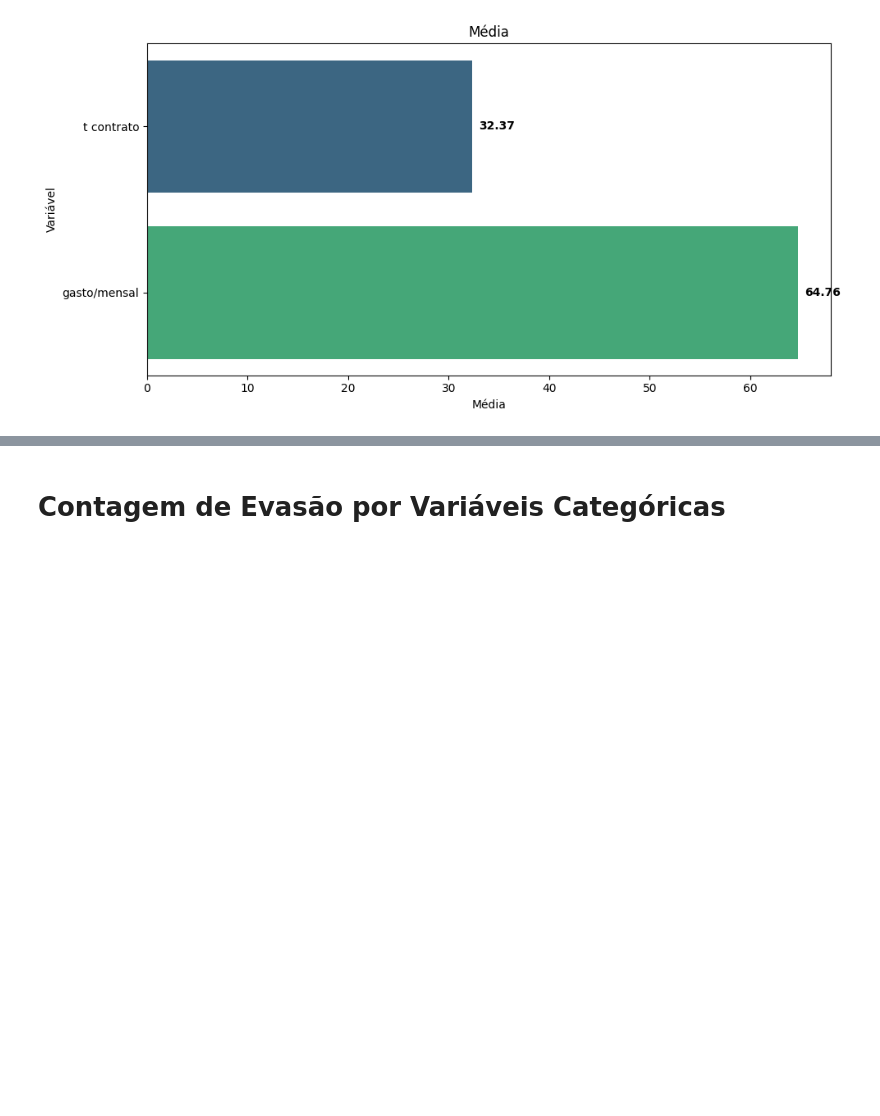
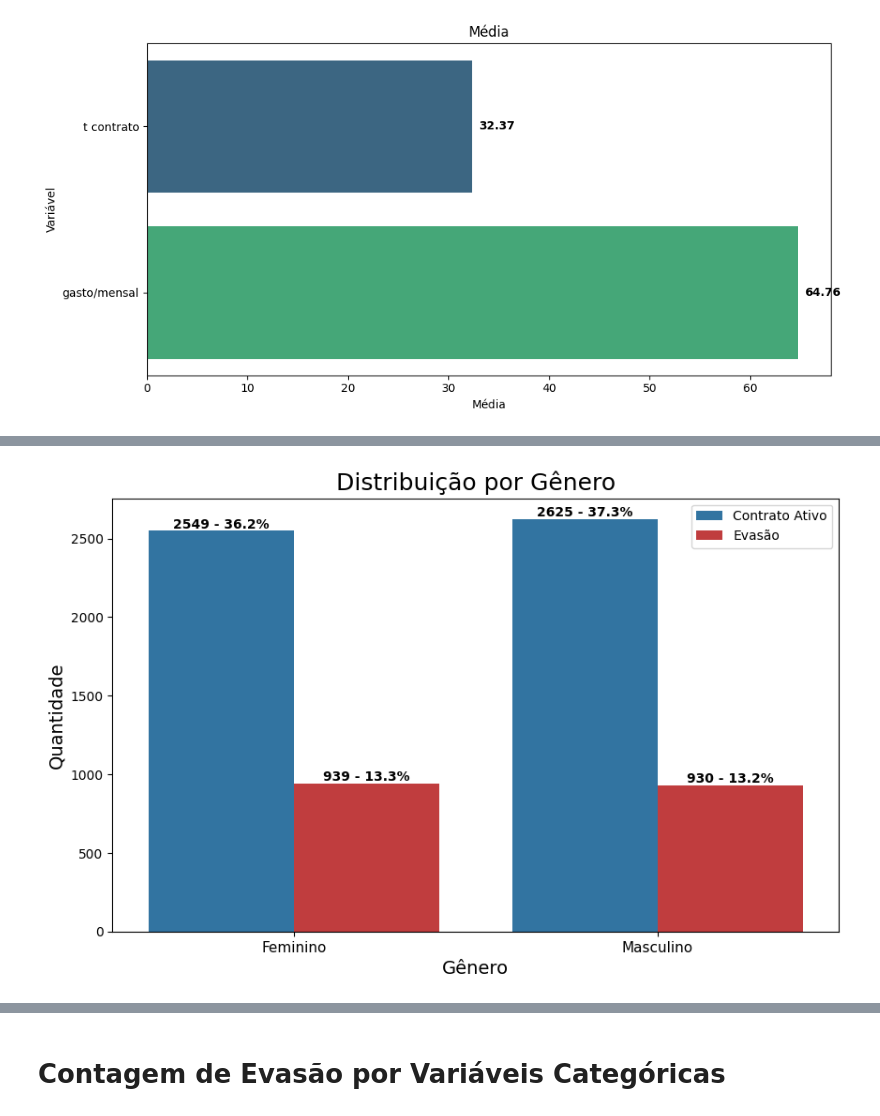
Before and after one commit to DuillesAD/Challenge-Telecon-X-analise-de-dados, a Jupyter notebook: Challenge_Telecon_X_analise_de_dados.ipynb, the cells around one changed output, grey strips where cells are left out. Drawn from its saved outputs; the diff is of its cells as text; code cells hidden in the pictures; blank space fills up the shorter version.

```diff
--- a/Challenge_Telecon_X_analise_de_dados.ipynb
+++ b/Challenge_Telecon_X_analise_de_dados.ipynb
@@ -245,0 +268,19 @@ plt.show()
+# %%
+fig, ax = plt.subplots(figsize=(10, 6))
+# Define a color palette
+palette = {0: "#1f77b4", 1: "#d62728"}
+ax = sns.countplot(data=df, x="gênero", hue="evasao", palette=palette)
+ax.set_xticks([0, 1])
+ax.set_xticklabels(["Feminino", "Masculino"], fontsize=11)
+ax.set_xlabel("Gênero", fontsize=14)
+ax.set_ylabel("Quantidade", fontsize=14)
+ax.set_title("Distribuição por Gênero", fontsize=18, color="black")
+ax.legend(labels=["Contrato Ativo", "Evasão"])
+
+for patch in ax.patches:
+    x = patch.get_x() + patch.get_width() / 2
+    y = patch.get_height()
+    if y != 0:
+        ax.text(x, y, f'{y:.0f} - {100*y/len(df):.1f}%', ha='center', va='bottom', fontweight='bold')
+# %% [output]
+[figure, added]
```
Also changed, not shown: parts of 4 cells of this notebook.
